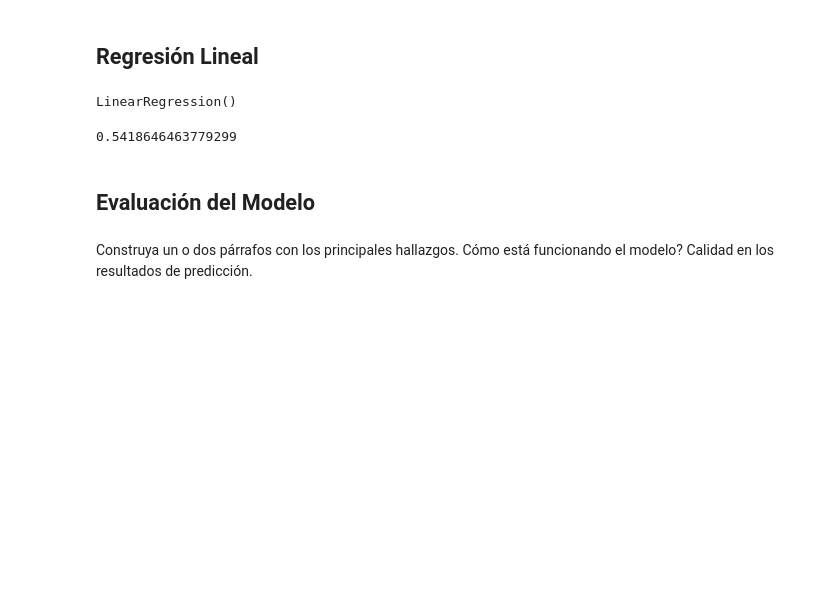
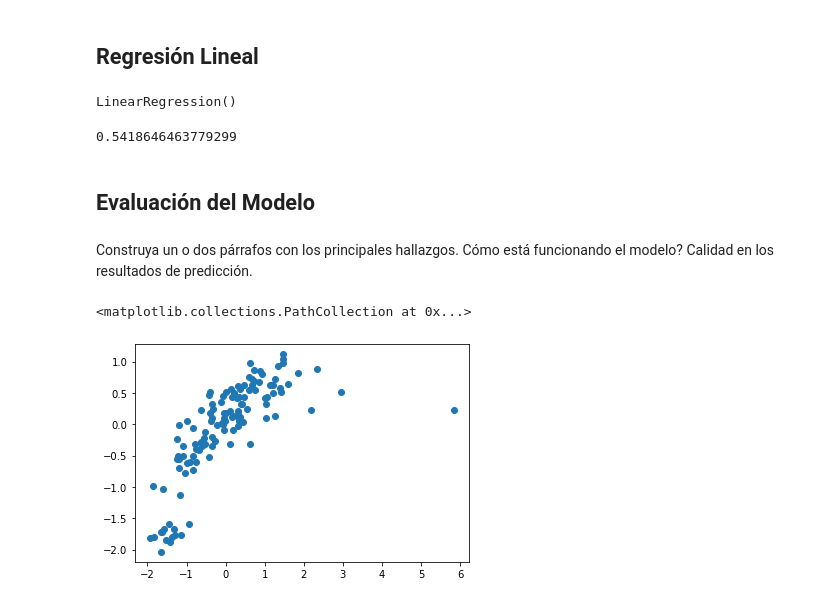
Before and after one commit to Jose305/RuizJose_Regresion_Lineal, a Jupyter notebook: [NRC_6292]_JoseRuiz_Lab3.ipynb, the cells around one changed output. Cells and saved outputs as stored; diff of their text form; code cells hidden in the pictures; blank space fills up the shorter version.

```diff
--- a/[NRC_6292]_JoseRuiz_Lab3.ipynb
+++ b/[NRC_6292]_JoseRuiz_Lab3.ipynb
@@ -193,3 +193,9 @@ r2_score(y_test,y_pred)
 ## Evaluación del Modelo
 # %% [markdown]
 Construya un o dos párrafos con los principales hallazgos. Cómo está funcionando el modelo? Calidad en los resultados de predicción.
+# %%
+#Gráfica del resultado obtenido del modelo
+plt.scatter(y_test,y_pred)
+# %% [output]
+<matplotlib.collections.PathCollection at 0x...>
+[figure, added]
```
Also changed, not shown: parts of 22 cells of this notebook.
